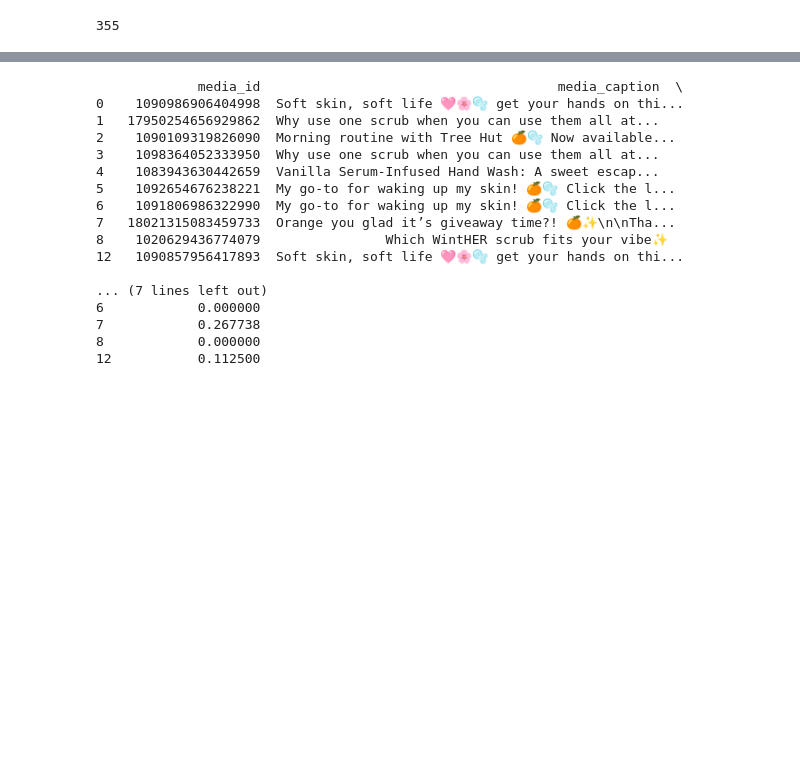
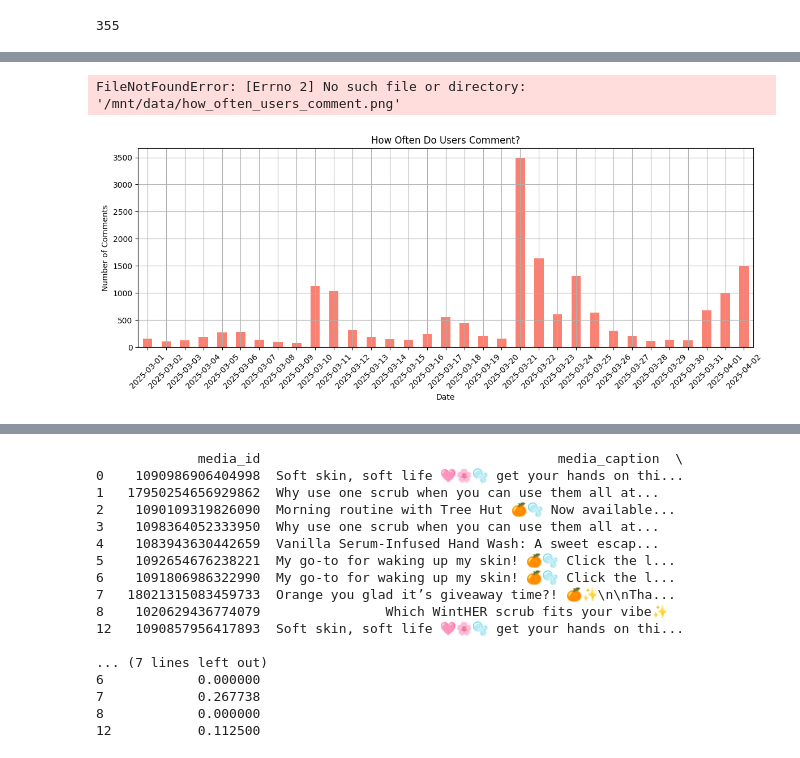
Before and after one commit to shikhasoneji8/codebase-treehut-analysis, a Jupyter notebook: analysis_trends/treehut_analysis_trends.ipynb, the cells around one changed output, grey strips where cells are left out. Cells and saved outputs as stored; diff of their text form; code cells hidden in the pictures; blank space fills up the shorter version.

```diff
--- a/analysis_trends/treehut_analysis_trends.ipynb
+++ b/analysis_trends/treehut_analysis_trends.ipynb
@@ -169,0 +203,20 @@ Top 10 Mentions:
+# %%
+import matplotlib.pyplot as plt
+
+# Comments per day
+comments_per_day = df.groupby('date')['comment_text'].count()
+
+# Plot
+plt.figure(figsize=(12, 5))
+comments_per_day.plot(kind='bar', color='salmon')
+plt.title("How Often Do Users Comment?")
+plt.xlabel("Date")
+plt.ylabel("Number of Comments")
+plt.xticks(rotation=45)
+plt.tight_layout()
+plt.grid(True)
+plt.savefig("/mnt/data/how_often_users_comment.png")
+plt.show()
+# %% [output]
+FileNotFoundError: [Errno 2] No such file or directory: '/mnt/data/how_often_users_comment.png'
+[figure, added]
```
Also changed, not shown: parts of 9 cells of this notebook.
